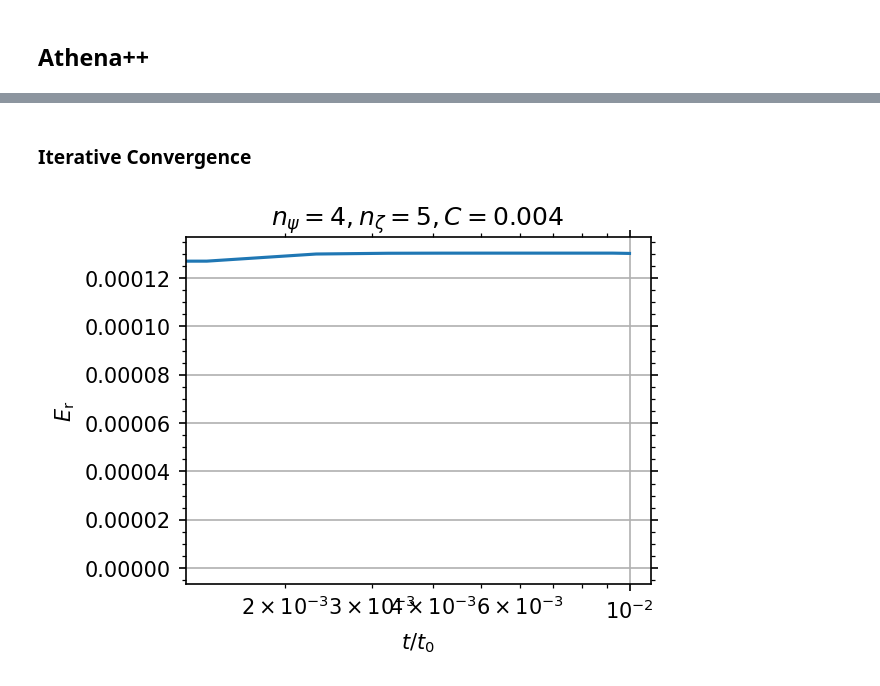
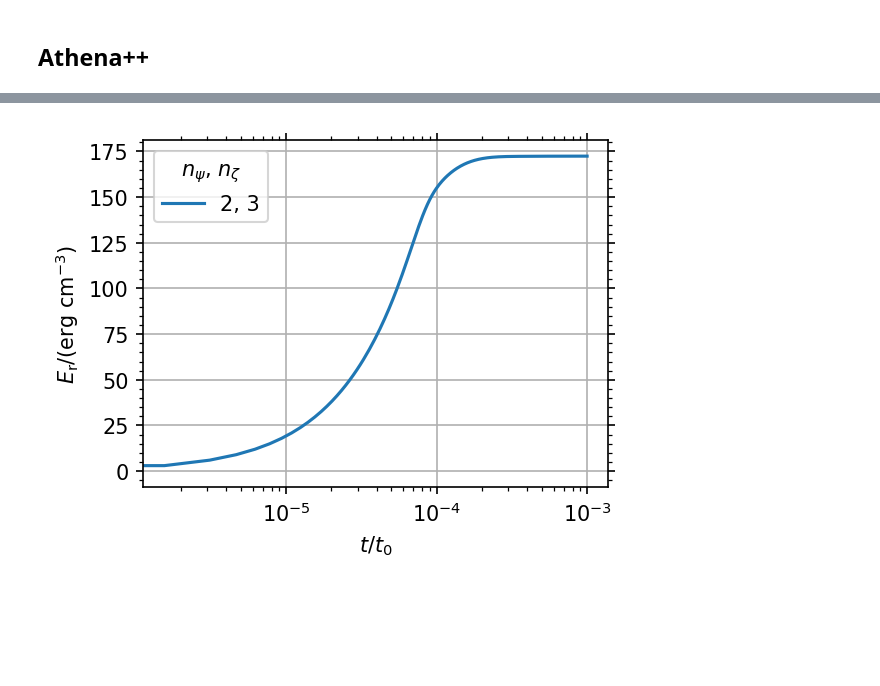
Before and after one commit to sabaronett/rad-hydro, a Jupyter notebook: athena/dev/stellar_flux/StellarFlux.ipynb, the cells around one changed output, grey strips where cells are left out. Saved outputs shown, nothing was run; the diff lists cells and outputs as text; code cells hidden in the pictures; blank space fills up the shorter version.

```diff
--- a/athena/dev/stellar_flux/StellarFlux.ipynb
+++ b/athena/dev/stellar_flux/StellarFlux.ipynb
@@ -281,35 +299,33 @@ In code units, the Stefan–Botlzmann constant is
-# %% [markdown]
-### Iterative Convergence
 # %%
 #==============================================================================
 import sys
 sys.path.insert(0, '/home/stanley/github/PrincetonUniversity/athena/vis/python')
 import athena_read
 import matplotlib.pyplot as plt
 
 problem_id = 'stellar_flux'
-npsi = 2
-nzeta = 3
-error_limit = '1e-6'
+npsis_nzetas = [[2, 3],]
 fig, ax = plt.subplots(figsize=(4, 3), dpi=150)
 
 # Read and plot
-path = f'npsi{npsi}/nzeta{nzeta}-e_l{error_limit}'
-athinput = athena_read.athinput(f'{path}/athinput.{problem_id}')
-cfl_number = athinput['time']['cfl_number']
-hst = athena_read.hst(f'{path}/output/{problem_id}.hst')
-time, Er = hst['time'], hst['Er']
+for npsi_nzeta in npsis_nzetas:
+    npsi, nzeta = npsi_nzeta[0],npsi_nzeta[1]
+    path = f'npsi{npsi}/nzeta{nzeta}'
+    athinput = athena_read.athinput(f'{path}/athinput.{problem_id}')
+    cfl_number = athinput['time']['cfl_number']
+    prat = athinput['radiation']['prat']
+    crat = athinput['radiation']['crat']
+    hst = athena_read.hst(f'{path}/output/{problem_id}.hst')
+    time, Er = hst['time'], hst['Er']
 
-ax.plot(time, Er)
+    ax.semilogx(time, prat*crat*Er, label=f'{npsi}, {nzeta}')
 
 # Format (sub)plots
 ax.grid()
+ax.legend(title=r'$n_\psi$, $n_\zeta$')
 ax.minorticks_on()
-ax.set(xlabel='$t/t_0$', ylabel=r'$E_\mathrm{r}$', xscale='log',
-       title=f'$n_\psi={npsi}, n_\zeta={nzeta}, C={cfl_number}$',)
-       # ylim=(1.298e-4, 1.31e-4))
+ax.set(xlabel='$t/t_0$', ylabel=r'$E_\mathrm{r}$/(erg cm$^{-3}$)')
 ax.tick_params(axis='both', which='both', top=True, right=True)
-plt.savefig(f'{path}/temp/E_tot(t)_C{cfl_number:.0e}.jpg', bbox_inches='tight',
-            pad_inches=0.01)
+# plt.savefig(f'NAME.jpg', bbox_inches='tight', pad_inches=0.01)
 # %% [output]
-[figure, old version]
+[figure, new version]
```
Also changed, not shown: parts of 19 cells of this notebook.
